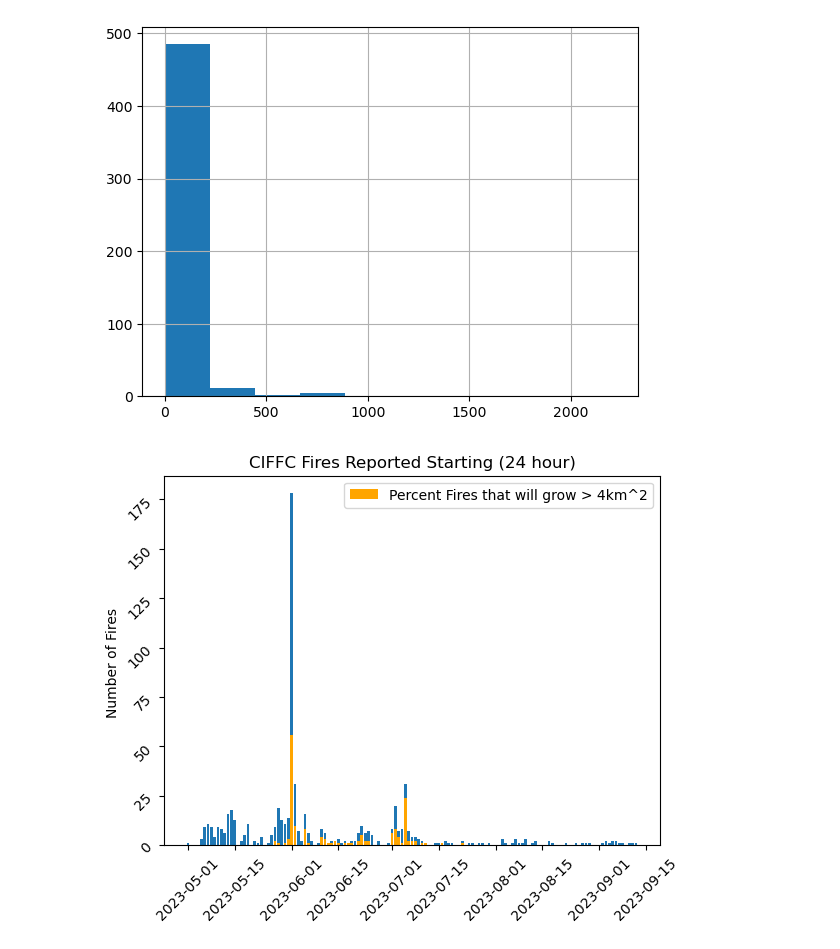
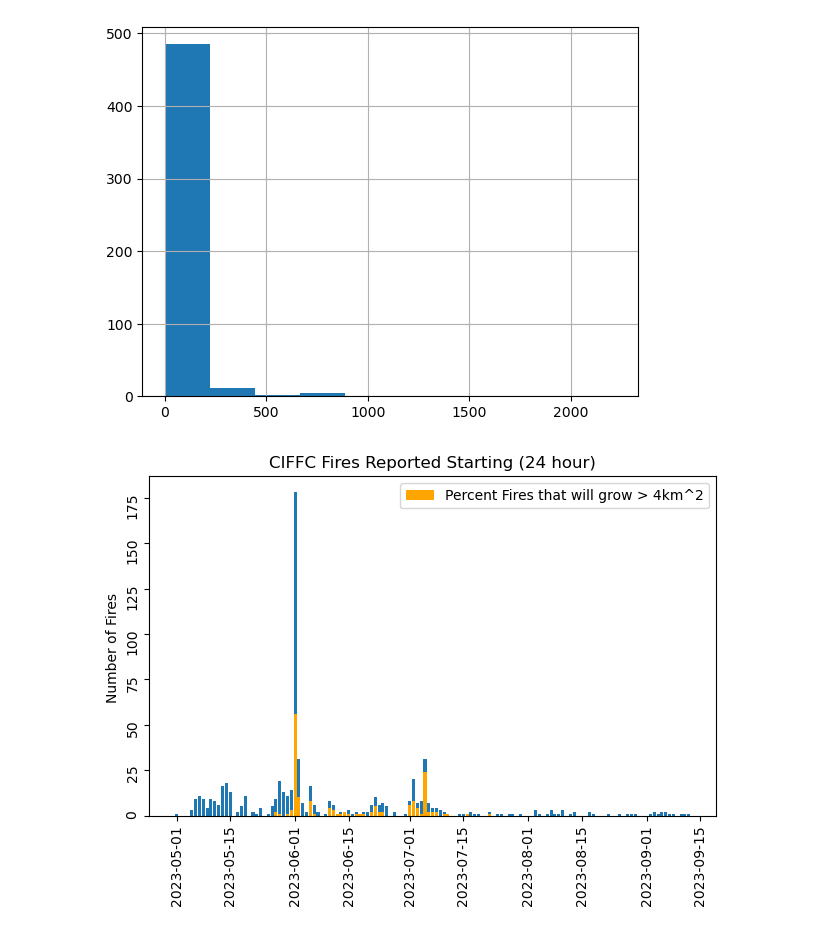
Before and after one commit to mccabete/fwiVis, a Jupyter notebook: notebooks/ciffc_ignitions.ipynb, the cells around one changed output. Saved outputs shown, nothing was run; the diff lists cells and outputs as text; code cells hidden in the pictures.

```diff
--- a/notebooks/ciffc_ignitions.ipynb
+++ b/notebooks/ciffc_ignitions.ipynb
@@ -623,18 +624,19 @@ ciffc_counts= ciffc_counts.rename( columns = {"field_agency_fire_id": "num_fire_
 ciffc_counts["percent_large"] = ciffc.groupby("field_situation_report_date_no_tz").field_fire_size.apply(get_percent_over).reset_index(drop = True)
 # %% [output]
 [figure]
-# %%
-ciffc_counts = ciffc_counts[ciffc_counts.field_situation_report_date_no_tz >= "2023-05-01"]
-
-ciffc_counts = ciffc_counts[ciffc_counts.field_situation_report_date_no_tz <= "2023-09-15"]
-
-
-plt.bar(ciffc_counts.field_situation_report_date_no_tz.astype("datetime64[ns]"), ciffc_counts.num_fire_starts)
-plt.bar(ciffc_counts.field_situation_report_date_no_tz.astype("datetime64[ns]"), ciffc_counts.num_fire_starts * ciffc_counts.percent_large, color = "orange", label = "Percent Fires that will grow > 4km^2")
-plt.ylabel("Number of Fires ")
-plt.legend()
-plt.tick_params(rotation=45)
-plt.title("CIFFC Fires Reported Starting (24 hour)")
-plt.savefig(f'{os.path.abspath("exploratory_figs")}/ciffc_percent_igs.png')
-# %% [output]
-[figure, removed]
+# %%
+ciffc_counts = ciffc_counts[ciffc_counts.field_situation_report_date_no_tz >= "2023-05-01"]
+
+ciffc_counts = ciffc_counts[ciffc_counts.field_situation_report_date_no_tz <= "2023-09-15"]
+
+
+plt.bar(ciffc_counts.field_situation_report_date_no_tz.astype("datetime64[ns]"), ciffc_counts.num_fire_starts)
+plt.bar(ciffc_counts.field_situation_report_date_no_tz.astype("datetime64[ns]"), ciffc_counts.num_fire_starts * ciffc_counts.percent_large, color = "orange", label = "Percent Fires that will grow > 4km^2")
+plt.ylabel("Number of Fires ")
+plt.legend()
+plt.tick_params(rotation=90)
+plt.title("CIFFC Fires Reported Starting (24 hour)")
+plt.tight_layout()
+plt.savefig(f'{os.path.abspath("exploratory_figs")}/ciffc/ciffc_percent_igs.png')
+# %% [output]
+[figure, added]
```
Also changed, not shown: parts of 20 cells of this notebook, 2 other files.
